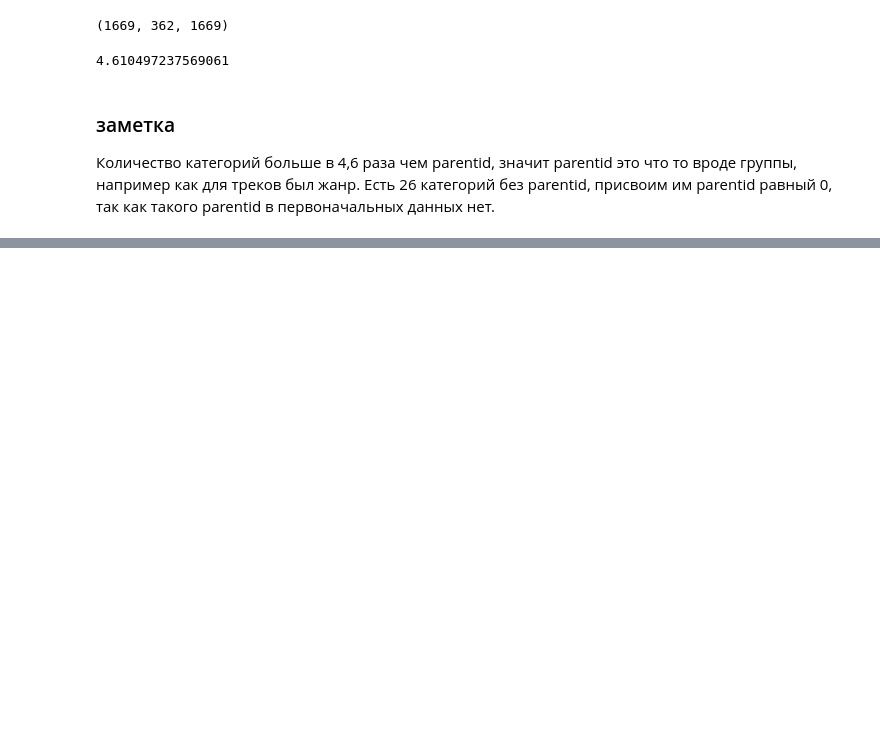
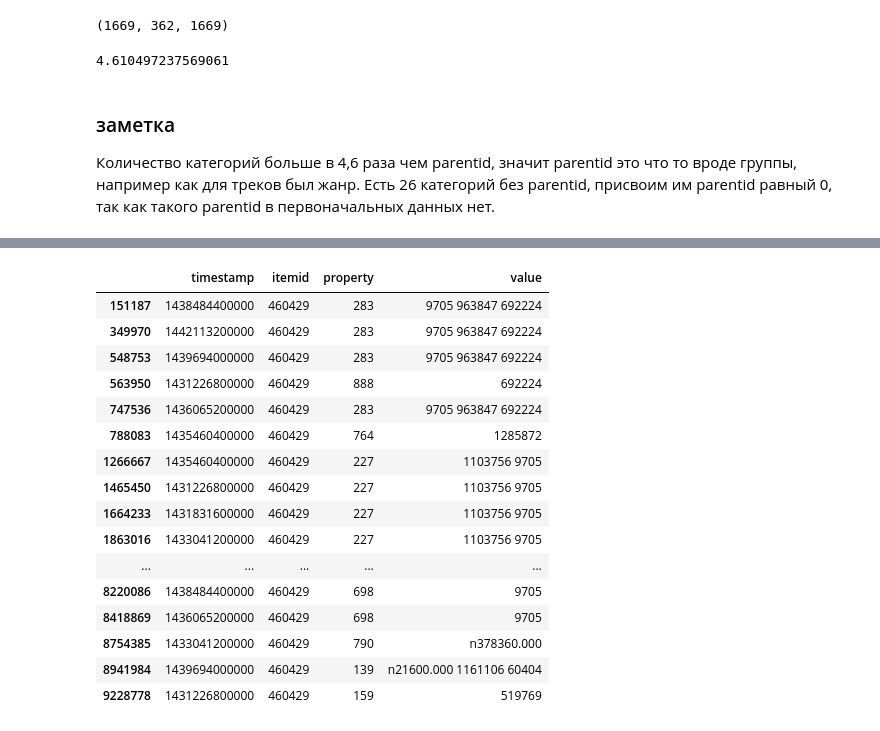
Before and after one commit to AndreyProkofiev/mle-pr-final, a Jupyter notebook: notebooks/eda.ipynb, the cells around one changed output, grey strips where cells are left out. Cells and saved outputs as stored; diff of their text form; code cells hidden in the pictures; blank space fills up the shorter version.

```diff
--- a/notebooks/eda.ipynb
+++ b/notebooks/eda.ipynb
@@ -164,0 +241,20 @@ category_tree.parentid.ьшт()
+# %%
+item_properties_part2[item_properties_part2['itemid'] == 460429]
+# %% [output]
+|  | timestamp | itemid | property | value |
+| 151187 | 1438484400000 | 460429 | 283 | 9705 963847 692224 |
+| 349970 | 1442113200000 | 460429 | 283 | 9705 963847 692224 |
+| 548753 | 1439694000000 | 460429 | 283 | 9705 963847 692224 |
+| 563950 | 1431226800000 | 460429 | 888 | 692224 |
+| 747536 | 1436065200000 | 460429 | 283 | 9705 963847 692224 |
+| 788083 | 1435460400000 | 460429 | 764 | 1285872 |
+| 1266667 | 1435460400000 | 460429 | 227 | 1103756 9705 |
+| 1465450 | 1431226800000 | 460429 | 227 | 1103756 9705 |
+| 1664233 | 1431831600000 | 460429 | 227 | 1103756 9705 |
+| 1863016 | 1433041200000 | 460429 | 227 | 1103756 9705 |
+| ... | ... | ... | ... | ... |
+| 8220086 | 1438484400000 | 460429 | 698 | 9705 |
+| 8418869 | 1436065200000 | 460429 | 698 | 9705 |
+| 8754385 | 1433041200000 | 460429 | 790 | n378360.000 |
+| 8941984 | 1439694000000 | 460429 | 139 | n21600.000 1161106 60404 |
+| 9228778 | 1431226800000 | 460429 | 159 | 519769 |
```
Also changed, not shown: parts of 20 cells of this notebook.
